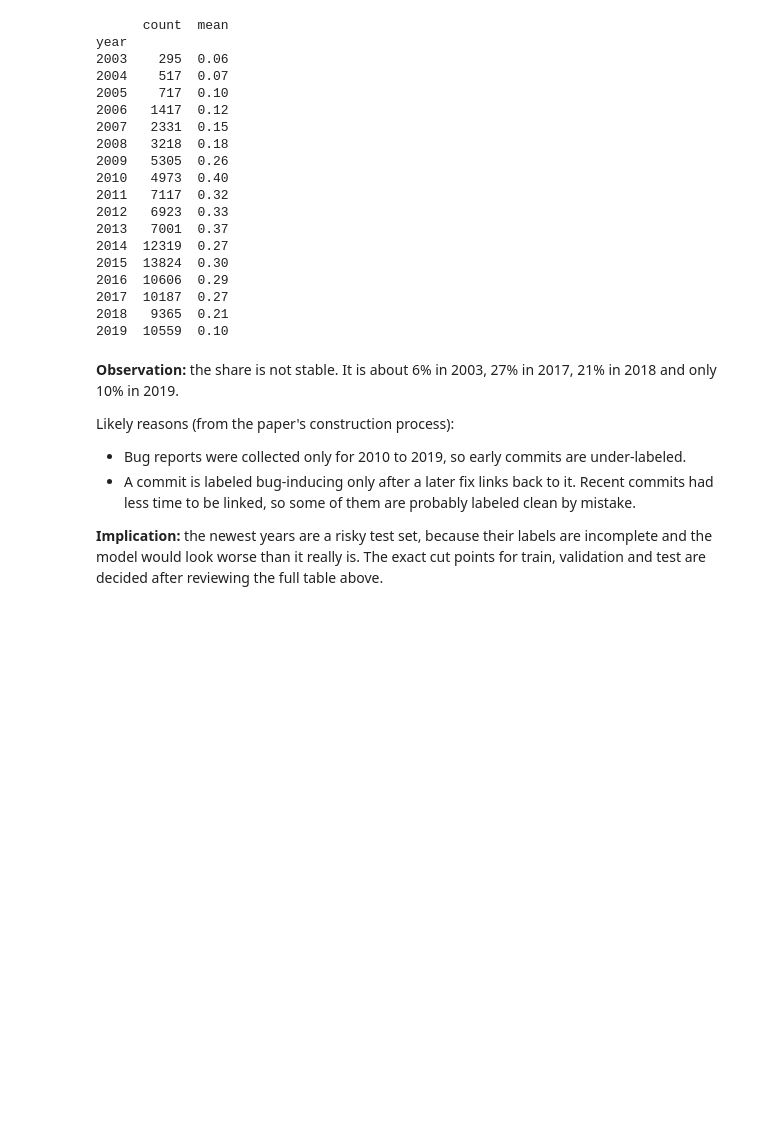
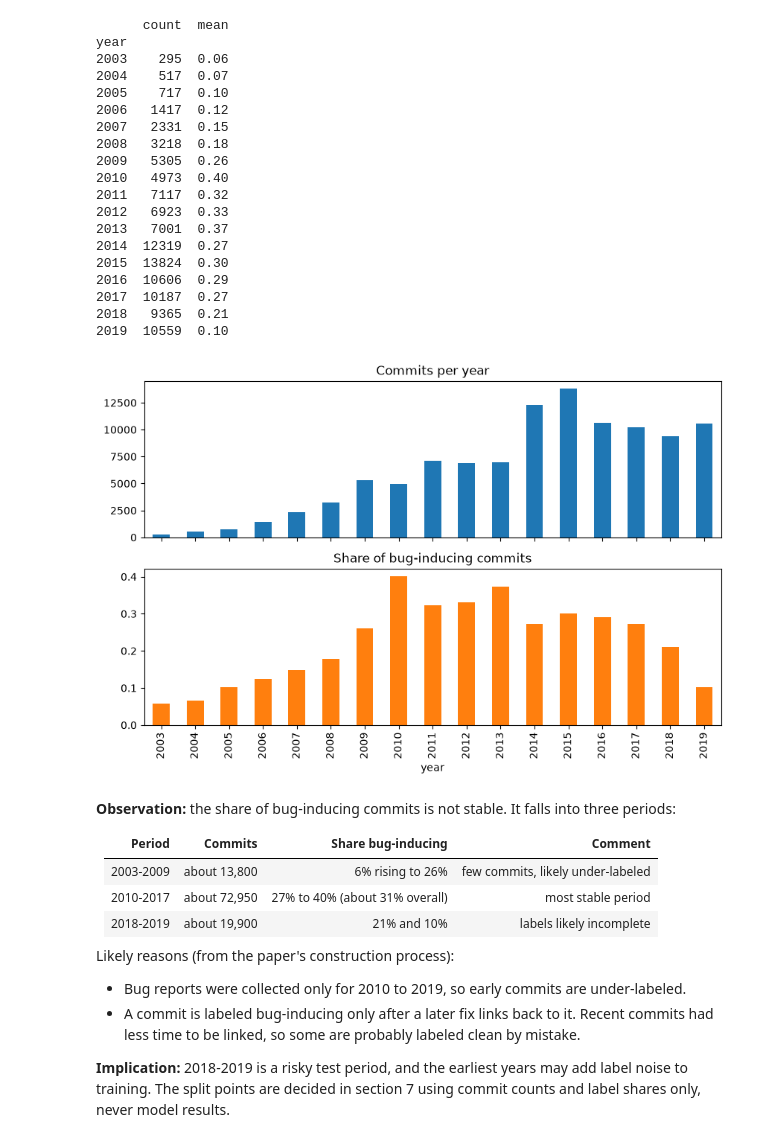
Before and after one commit to hangelaa/commit-wise, a Jupyter notebook: notebooks/01_eda.ipynb, the cells around one changed output. Cells and saved outputs as stored; diff of their text form; code cells hidden in the pictures; blank space fills up the shorter version.

Commit message:
Complete EDA: fix column, features, time-split design

```diff
--- a/notebooks/01_eda.ipynb
+++ b/notebooks/01_eda.ipynb
@@ -128,11 +139,24 @@ year
 2017  10187  0.27
 2018   9365  0.21
 2019  10559  0.10
+# %%
+by_year = df.groupby("year")["buggy"].agg(["count", "mean"])
+axes = by_year.plot(kind="bar", subplots=True, figsize=(10, 6), legend=False,
+                    title=["Commits per year", "Share of bug-inducing commits"])
+axes[0].figure.savefig("../reports/figures/01_label_drift_by_year.png", dpi=150, bbox_inches="tight")
+# %% [output]
+[figure, added]
 # %% [markdown]
-**Observation:** the share is not stable. It is about 6% in 2003, 27% in 2017, 21% in 2018 and only 10% in 2019.
+**Observation:** the share of bug-inducing commits is not stable. It falls into three periods:
+
+| Period | Commits | Share bug-inducing | Comment |
+|---|---|---|---|
+| 2003-2009 | about 13,800 | 6% rising to 26% | few commits, likely under-labeled |
+| 2010-2017 | about 72,950 | 27% to 40% (about 31% overall) | most stable period |
+| 2018-2019 | about 19,900 | 21% and 10% | labels likely incomplete |
 
 Likely reasons (from the paper's construction process):
 - Bug reports were collected only for 2010 to 2019, so early commits are under-labeled.
-- A commit is labeled bug-inducing only after a later fix links back to it. Recent commits had less time to be linked, so some of them are probably labeled clean by mistake.
+- A commit is labeled bug-inducing only after a later fix links back to it. Recent commits had less time to be linked, so some are probably labeled clean by mistake.
 
-**Implication:** the newest years are a risky test set, because their labels are incomplete and the model would look worse than it really is. The exact cut points for train, validation and test are decided after reviewing the full table above.
+**Implication:** 2018-2019 is a risky test period, and the earliest years may add label noise to training. The split points are decided in section 7 using commit counts and label shares only, never model results.
```
Also changed, not shown: parts of 29 cells of this notebook, 5 other files.
